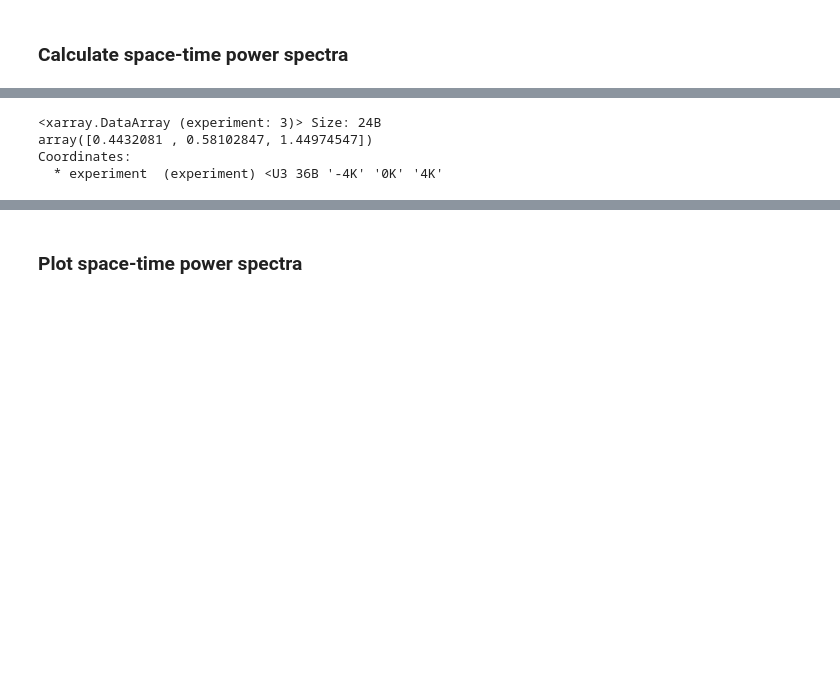
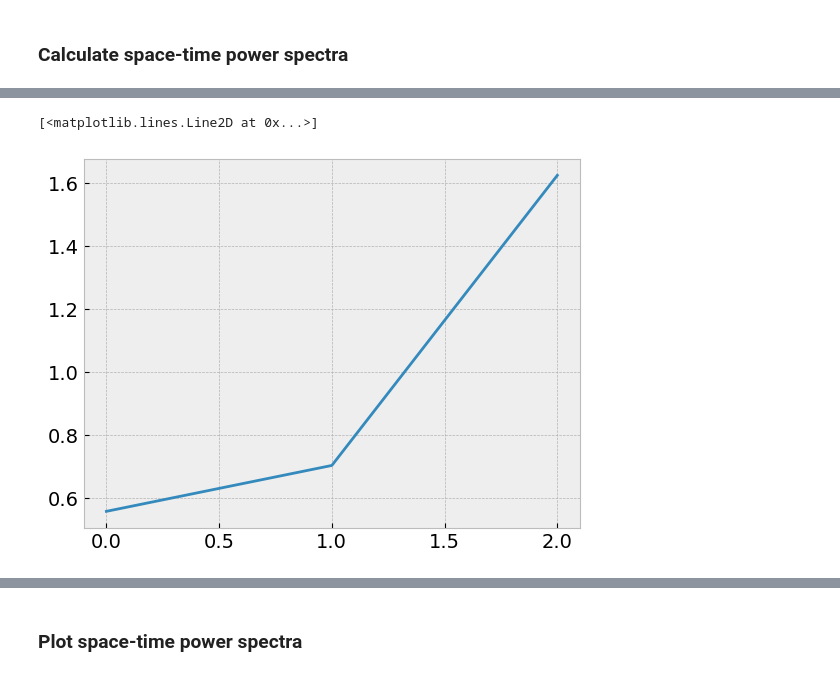
Before and after one commit to spencer-ressel/thesis-work, a Jupyter notebook: python/aquaplanet_analysis/space_time_power_spectrum_analysis.ipynb, the cells around one changed output, grey strips where cells are left out. Cells and saved outputs as stored; diff of their text form; code cells hidden in the pictures; blank space fills up the shorter version.

```diff
--- a/python/aquaplanet_analysis/space_time_power_spectrum_analysis.ipynb
+++ b/python/aquaplanet_analysis/space_time_power_spectrum_analysis.ipynb
@@ -434,11 +466,10 @@ Experiment: 4K
 ========================================
 Finished
 # %%
-east_power = symmetric_power_spectrum['PRCP'].sel(frequency=slice(1/100, 1/20), wavenumber=slice(-6,-1)).integrate('frequency').integrate('wavenumber')
-west_power = symmetric_power_spectrum['PRCP'].sel(frequency=slice(1/100, 1/20), wavenumber=slice(-1,6)).integrate('frequency').integrate('wavenumber')
-east_power/west_power
+east_power = symmetric_power_spectrum['PRCP'].sel(frequency=slice(1/100, 1/20), wavenumber=slice(1,6)).integrate('frequency').integrate('wavenumber')
+west_power = symmetric_power_spectrum['PRCP'].sel(frequency=slice(1/100, 1/20), wavenumber=slice(-6,-1)).integrate('frequency').integrate('wavenumber')
+plt.plot(east_power/west_power)
+# east_power
 # %% [output]
-<xarray.DataArray (experiment: 3)> Size: 24B
-array([0.4432081 , 0.58102847, 1.44974547])
-Coordinates:
-  * experiment  (experiment) <U3 36B '-4K' '0K' '4K'
+[<matplotlib.lines.Line2D at 0x...>]
+[figure, added]
```
Also changed, not shown: parts of 8 cells of this notebook, 28 other files.
